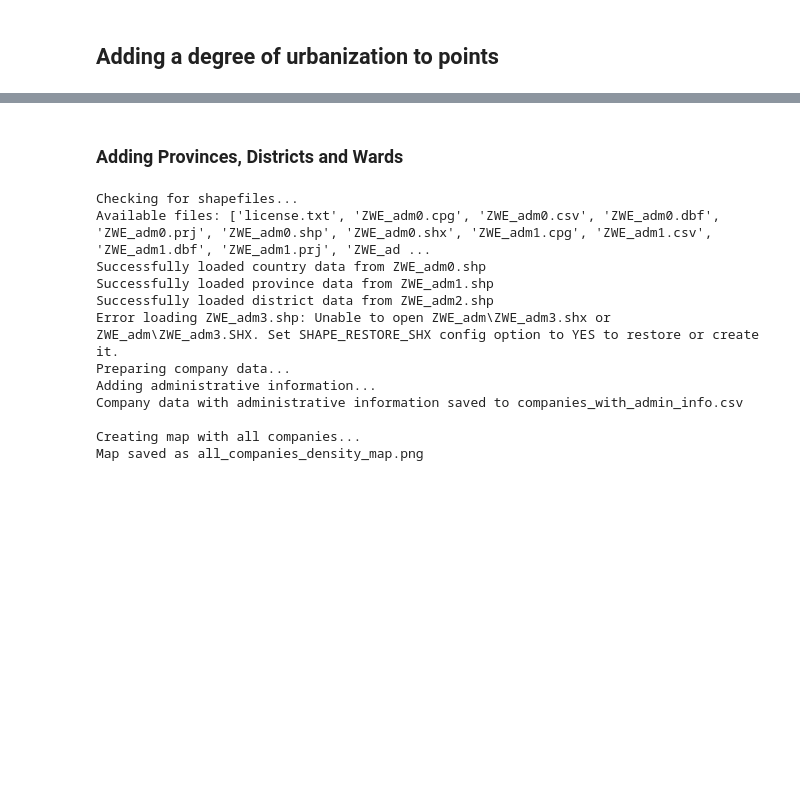
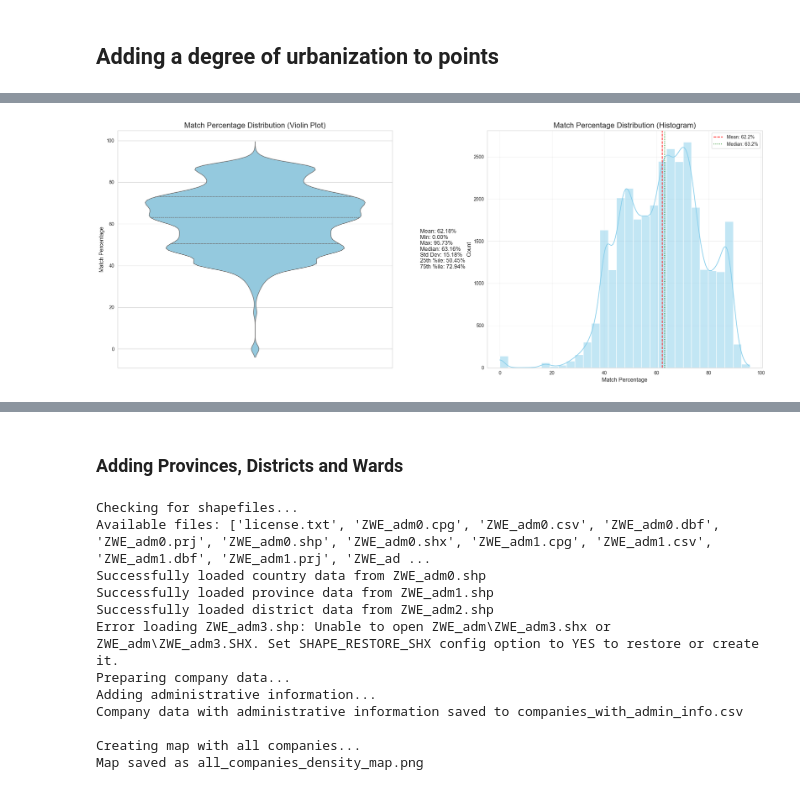
Before and after one commit to Watambwa/From-Digital-Traces-to-Sampling-Frames, a Jupyter notebook: Degree of Urbanization.ipynb, the cells around one changed output, grey strips where cells are left out. Saved outputs shown, nothing was run; the diff lists cells and outputs as text; code cells hidden in the pictures; blank space fills up the shorter version.

```diff
--- a/Degree of Urbanization.ipynb
+++ b/Degree of Urbanization.ipynb
@@ -5,11 +5,11 @@
 import pandas as pd
 
 ## Loading the dataset
-companies = pd.read_csv('geocoding_results/geocoded_companies.csv')
+companies = pd.read_csv('geocoding_results/validated_geocoded_companies.csv')
 
 # Drop the specified columns
 columns_to_drop = ['formatted_address', 'address_cleaned']
 companies = companies.drop(columns=[col for col in columns_to_drop if col in companies.columns])
 
 # Drop rows where either 'latitude' or 'longitude' is missing
-#companies = companies.dropna(subset=['latitude', 'longitude'])
+companies = companies.dropna(subset=['latitude', 'longitude'])
@@ -15,0 +45,86 @@ companies = companies.drop(columns=[col for col in columns_to_drop if col in com
+# %%
+import matplotlib.pyplot as plt
+import numpy as np
+import seaborn as sns
+import pandas as pd
+import os
+
+# Create output directory if it doesn't exist
+os.makedirs('output', exist_ok=True)
+
+# Set style
+sns.set_style("whitegrid")
+plt.figure(figsize=(14, 10))
+
+# Calculate statistics
+stats = {
+    'Mean': companies['match_percentage'].mean(),
+    'Min': companies['match_percentage'].min(),
+    'Max': companies['match_percentage'].max(),
+    'Median': companies['match_percentage'].median(),
+    'Std Dev': companies['match_percentage'].std(),
+    '25th %ile': companies['match_percentage'].quantile(0.25),
+    '75th %ile': companies['match_percentage'].quantile(0.75)
+}
+
+# Create a figure with two subplots
+fig, (ax1, ax2) = plt.subplots(1, 2, figsize=(20, 8))
+
+# Violin plot
+sns.violinplot(y=companies['match_percentage'], ax=ax1, color='skyblue', inner='quartile')
+ax1.set_title('Match Percentage Distribution (Violin Plot)', fontsize=16)
+ax1.set_ylabel('Match Percentage', fontsize=12)
+
+# Add statistics to the violin plot
+stats_text = "\n".join([f"{k}: {v:.2f}%" for k, v in stats.items()])
+ax1.text(1.1, 0.5, stats_text, transform=ax1.transAxes,
+         bbox=dict(facecolor='white', alpha=0.8, boxstyle='round,pad=0.5'),
+         fontsize=12, verticalalignment='center')
+
+# Histogram with KDE
+sns.histplot(companies['match_percentage'], bins=30, kde=True, color='skyblue', ax=ax2)
+ax2.set_title('Match Percentage Distribution (Histogram)', fontsize=16)
+ax2.set_xlabel('Match Percentage', fontsize=12)
+ax2.set_ylabel('Count', fontsize=12)
+ax2.axvline(stats['Mean'], color='red', linestyle='--',
+            label=f'Mean: {stats["Mean"]:.1f}%')
+ax2.axvline(stats['Median'], color='green', linestyle=':',
+            label=f'Median: {stats["Median"]:.1f}%')
+ax2.legend()
+ax2.grid(True, alpha=0.3)
+
+# Adjust layout and save the combined figure
+plt.tight_layout()
+plt.savefig('output/match_percentage_distributions.png', dpi=300, bbox_inches='tight')
+plt.show()
+
+# Save the dataset with match percentages
+output_path = 'output/companies_with_match_percentages.csv'
+companies.to_csv(output_path, index=False)
+print(f"Dataset with match percentages saved to: {output_path}")
+
+# Create and save a separate figure for the violin plot
+plt.figure(figsize=(10, 8))
+sns.violinplot(y=companies['match_percentage'], color='skyblue', inner='quartile')
+plt.title('Match Percentage Distribution', fontsize=16)
+plt.ylabel('Match Percentage', fontsize=12)
+plt.tight_layout()
+plt.savefig('output/match_percentage_violin.png', dpi=300, bbox_inches='tight')
+
+# Create and save a separate figure for the histogram
+plt.figure(figsize=(12, 6))
+sns.histplot(companies['match_percentage'], bins=30, kde=True, color='skyblue')
+plt.title('Match Percentage Distribution', fontsize=16)
+plt.xlabel('Match Percentage', fontsize=12)
+plt.ylabel('Count', fontsize=12)
+plt.axvline(stats['Mean'], color='red', linestyle='--',
+            label=f'Mean: {stats["Mean"]:.1f}%')
+plt.axvline(stats['Median'], color='green', linestyle=':',
+            label=f'Median: {stats["Median"]:.1f}%')
+plt.legend()
+plt.grid(True, alpha=0.3)
+plt.tight_layout()
+plt.savefig('output/match_percentage_histogram.png', dpi=300, bbox_inches='tight')
+
+print("Visualizations saved to the 'output' directory.")
+# %% [output]
@@ -15,0 +132 @@ companies = companies.drop(columns=[col for col in columns_to_drop if col in com
+[figure, added]
```
Also changed, not shown: parts of 2 cells of this notebook, 6 other files.
